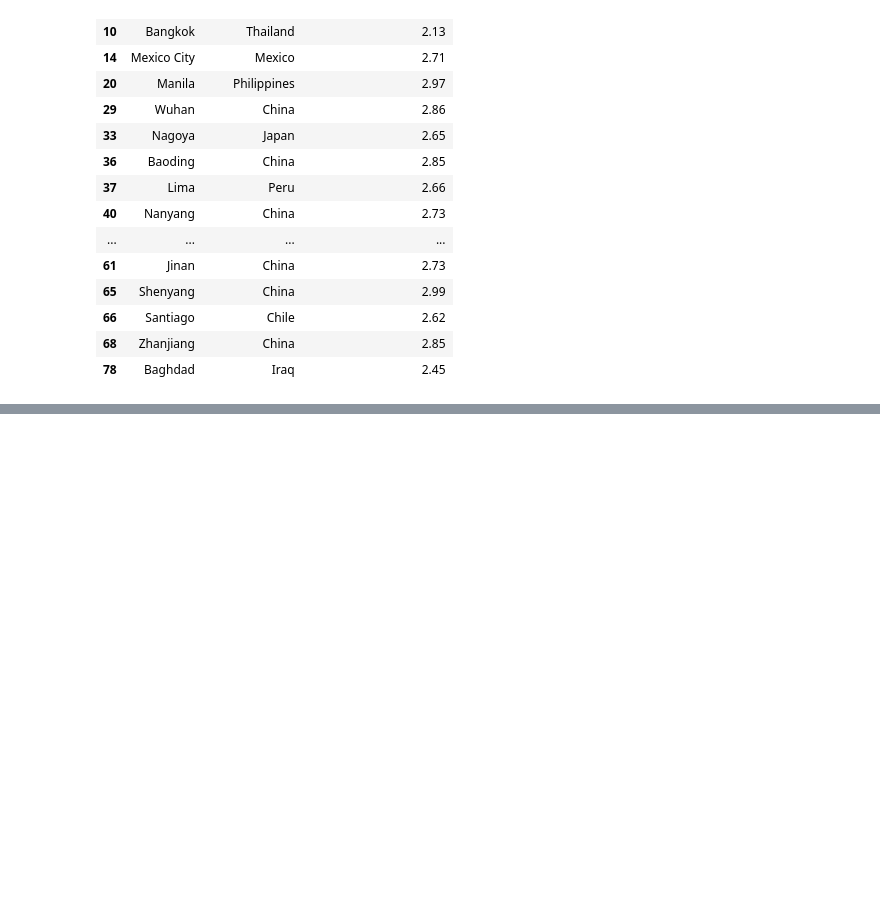
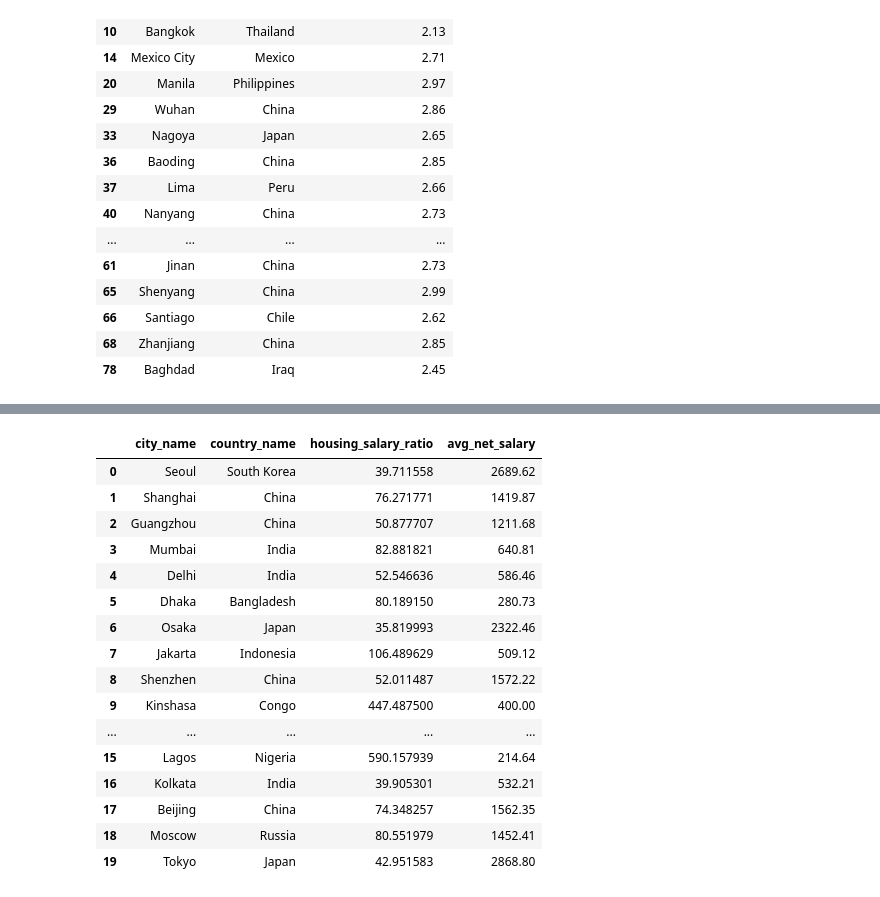
Before and after one commit to danielaaguirrej55-source/EDA-Nomadismo-Digital, a Jupyter notebook: src/notebooks/variables_agregadas_danielaaguirrej_EDA.ipynb, the cells around one changed output, grey strips where cells are left out. Drawn from its saved outputs; the diff is of its cells as text; code cells hidden in the pictures; blank space fills up the shorter version.

```diff
--- a/src/notebooks/variables_agregadas_danielaaguirrej_EDA.ipynb
+++ b/src/notebooks/variables_agregadas_danielaaguirrej_EDA.ipynb
@@ -496,12 +506,13 @@ df_cost.loc[
 # 4. Suministros tipo gas, luz...
 # 5. Transporte.
 
-# Calculamos el coste mensual de alimentación.
-# 8 días comiendo fuera y 30 días consumiendo la compra mensual en el supermercado)
+# Calculamos el coste mensual de alimentación. Aquí concluí que siendo nomada, lo que interesa es gastar lo menos posible, siendo que
+# comer 15 días fuera lo encuentro expensive (se platica en el equipo y modificamos si es necesario)
+# 8 días comiendo fuera (pensando en fines de semana) y 30 días consumiendo la compra mensual en el supermercado)
 
 monthly_food_cost = (
     df_cost['daily_meal_cost'] * 8 +
-    df_cost['basic_basket_total'] * 30
+    df_cost['basic_basket_monthly_est']
 )
 
 # Calculamos el coste mensual total con todas las variables agregadas y no agregadas.
@@ -533,0 +669,11 @@ Name: monthly_nomad_cost, dtype: float64
+# %%
+#Asi que le pedi a Chat me creara un codigo para no eliminar ninguna fila y solo "arreglar" para que el ranking no se rompa.
+
+s = df_cost["monthly_nomad_cost"]
+cap_low, cap_high = s.quantile([0.01, 0.99])
+
+df_cost["monthly_nomad_cost_fixed"] = s.clip(lower=cap_low, upper=cap_high)
+
+df_cost.sort_values("monthly_nomad_cost_fixed", ascending=False)[
+    ["city_name","country_name","monthly_nomad_cost","monthly_nomad_cost_fixed","data_quality_flag"]
+].head(10)
@@ -666,0 +858,5 @@ df_cost.loc[
+# %%
+# Sumamos las variables de alquiler mas los gastos por mes teniendo en cuenta que el alquiler es un gasto mensual
+
+df_cost["housing_plus_food_cost"] = df_cost["nomad_housing_cost"] + monthly_food_cost
+df_cost["housing_plus_food_cost"].describe()
@@ -666,0 +873,9 @@ df_cost.loc[
+# %%
+
+df_cost["housing_salary_ratio"] = np.where(
+    df_cost["avg_net_salary"] > 0,
+    df_cost["housing_plus_food_cost"] / df_cost["avg_net_salary"] * 100,
+    np.nan
+)
+
+df_cost["housing_salary_ratio"].describe()
@@ -666,0 +892,20 @@ df_cost.loc[
+# %%
+df_cost[["city_name","country_name","housing_salary_ratio", "avg_net_salary"]].head(20)
+# %% [output]
+|  | city_name | country_name | housing_salary_ratio | avg_net_salary |
+| 0 | Seoul | South Korea | 39.711558 | 2689.62 |
+| 1 | Shanghai | China | 76.271771 | 1419.87 |
+| 2 | Guangzhou | China | 50.877707 | 1211.68 |
+| 3 | Mumbai | India | 82.881821 | 640.81 |
+| 4 | Delhi | India | 52.546636 | 586.46 |
+| 5 | Dhaka | Bangladesh | 80.189150 | 280.73 |
+| 6 | Osaka | Japan | 35.819993 | 2322.46 |
+| 7 | Jakarta | Indonesia | 106.489629 | 509.12 |
+| 8 | Shenzhen | China | 52.011487 | 1572.22 |
+| 9 | Kinshasa | Congo | 447.487500 | 400.00 |
+| ... | ... | ... | ... | ... |
+| 15 | Lagos | Nigeria | 590.157939 | 214.64 |
+| 16 | Kolkata | India | 39.905301 | 532.21 |
+| 17 | Beijing | China | 74.348257 | 1562.35 |
+| 18 | Moscow | Russia | 80.551979 | 1452.41 |
+| 19 | Tokyo | Japan | 42.951583 | 2868.80 |
```
Also changed, not shown: parts of 43 cells of this notebook.
